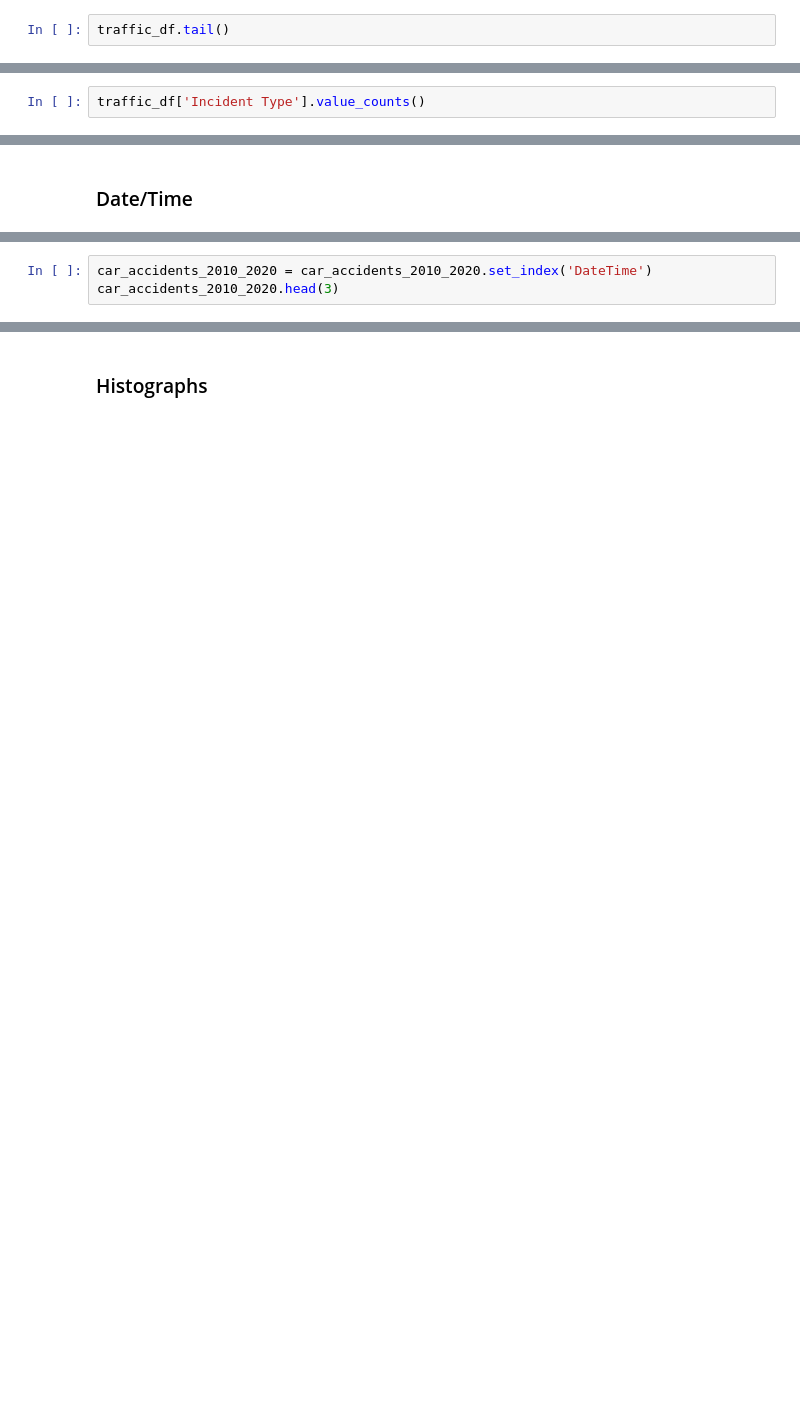
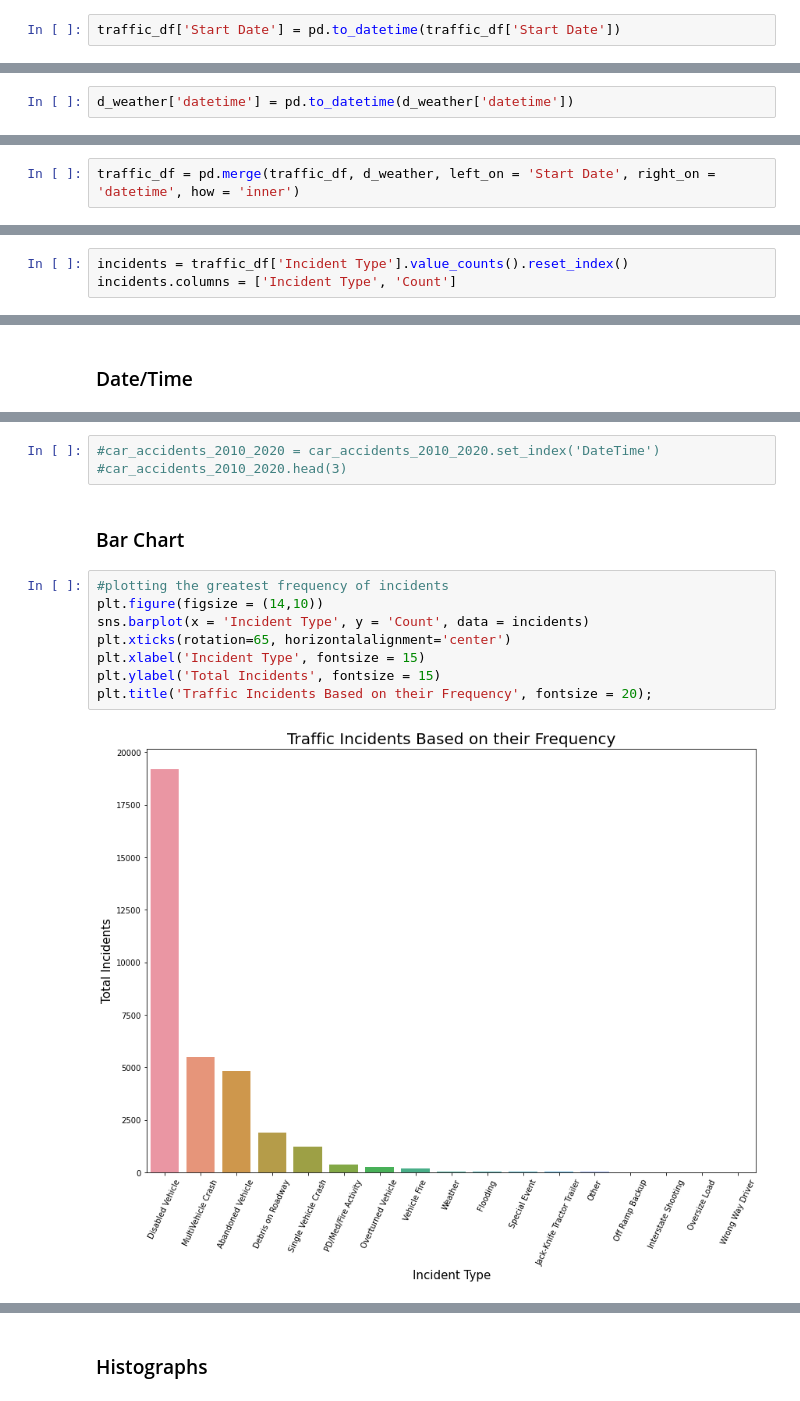
Before and after one commit to ssaggio/Capstone, a Jupyter notebook: notebook/Capstone_Suzanne.ipynb, the cells around one changed output, grey strips where cells are left out. Saved outputs shown, nothing was run; the diff lists cells and outputs as text; blank space fills up the shorter version.

```diff
--- a/notebook/Capstone_Suzanne.ipynb
+++ b/notebook/Capstone_Suzanne.ipynb
@@ -36,4 +63,4 @@ traffic_df.head()
 # %%
-traffic_df.tail()
+traffic_df['Start Date'] = pd.to_datetime(traffic_df['Start Date'])
 # %%
 traffic_df.info()
@@ -39,0 +93,2 @@ traffic_df.info()
+# %%
+d_weather['datetime'] = pd.to_datetime(d_weather['datetime'])
@@ -39,0 +97,2 @@ traffic_df.info()
+# %%
+traffic_df = pd.merge(traffic_df, d_weather, left_on = 'Start Date', right_on = 'datetime', how = 'inner')
@@ -42,2 +184,3 @@ traffic_df.columns
 # %%
-traffic_df['Incident Type'].value_counts()
+incidents = traffic_df['Incident Type'].value_counts().reset_index()
+incidents.columns = ['Incident Type', 'Count']
@@ -114,3 +316,15 @@ car_accidents_2010_2020['time'] = car_accidents_2010_2020['DateTime'].dt.time
 # %%
-car_accidents_2010_2020 = car_accidents_2010_2020.set_index('DateTime')
-car_accidents_2010_2020.head(3)
+#car_accidents_2010_2020 = car_accidents_2010_2020.set_index('DateTime')
+#car_accidents_2010_2020.head(3)
+# %% [markdown]
+### Bar Chart
+# %%
+#plotting the greatest frequency of incidents
+plt.figure(figsize = (14,10))
+sns.barplot(x = 'Incident Type', y = 'Count', data = incidents)
+plt.xticks(rotation=65, horizontalalignment='center')
+plt.xlabel('Incident Type', fontsize = 15)
+plt.ylabel('Total Incidents', fontsize = 15)
+plt.title('Traffic Incidents Based on their Frequency', fontsize = 20);
+# %% [output]
+[figure, added]
```
Also changed, not shown: parts of 87 cells of this notebook, 17 other files.
